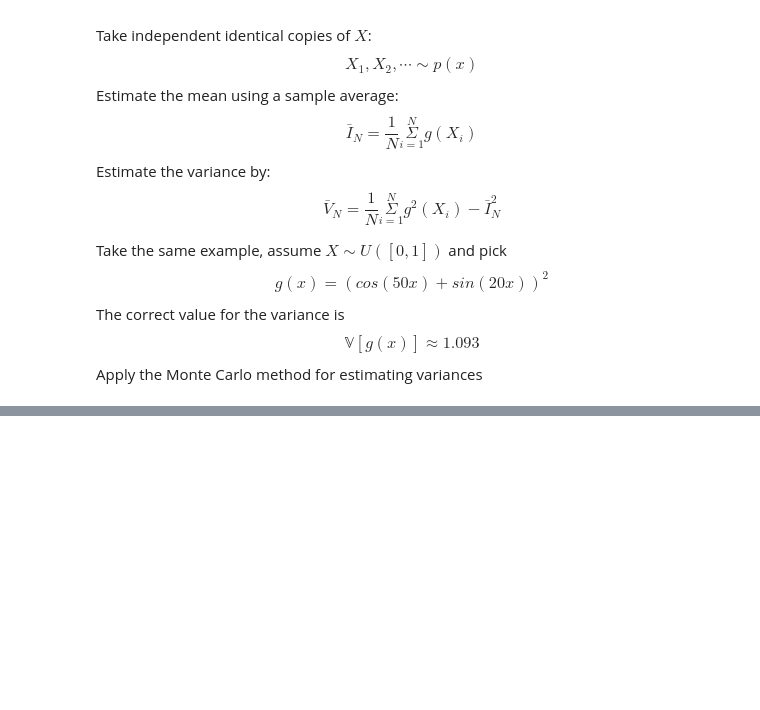
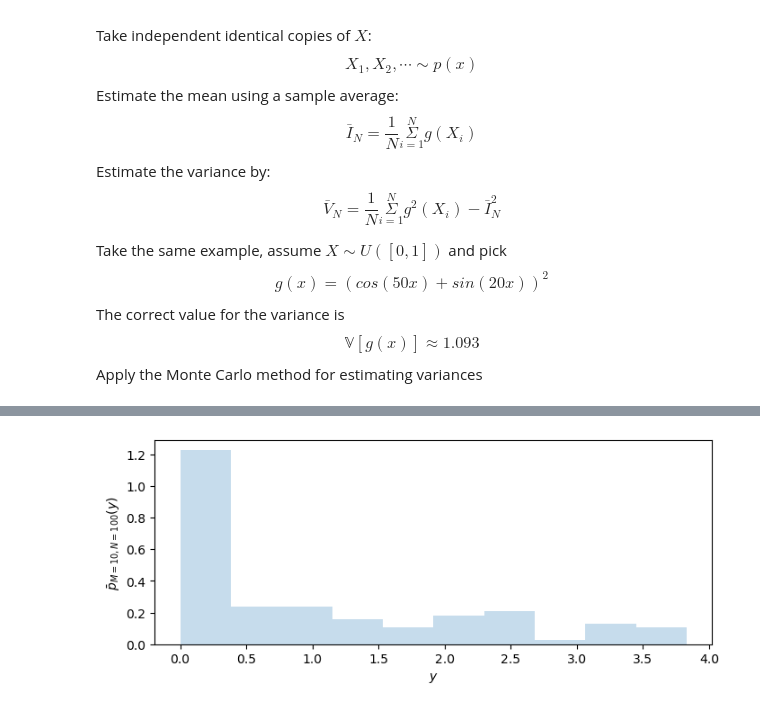
Before and after one commit to Knoero/MachineLearning, a Jupyter notebook: 0 Prerequisite/06 Statistical Functionality in Python.ipynb, the cells around one changed output, grey strips where cells are left out. Drawn from its saved outputs; the diff is of its cells as text; code cells hidden in the pictures; blank space fills up the shorter version.

```diff
--- a/0 Prerequisite/06 Statistical Functionality in Python.ipynb
+++ b/0 Prerequisite/06 Statistical Functionality in Python.ipynb
@@ -809,0 +906,17 @@ plt.show()
+# %%
+# Maximum number of samples to take
+N = 100
+# Number of bins
+M = 10
+# Get samples from U([0,1])
+x_samples = np.random.rand(N)
+# Get corresponding samples of Y
+y_samples = g(x_samples)
+# Plot the estimation
+fig, ax = plt.subplots(figsize=(8, 3), dpi=100)
+ax.hist(y_samples, label='$N=%d$' % N, bins=M, density=True, alpha=0.25)
+ax.set_xlabel('$y$')
+ax.set_ylabel(r'$\bar{p}_{M=%d,N=%d}(y)$' % (M, N))
+plt.show()
+# %% [output]
+[figure, added]
```
Also changed, not shown: parts of 52 cells of this notebook, 1 other file.
